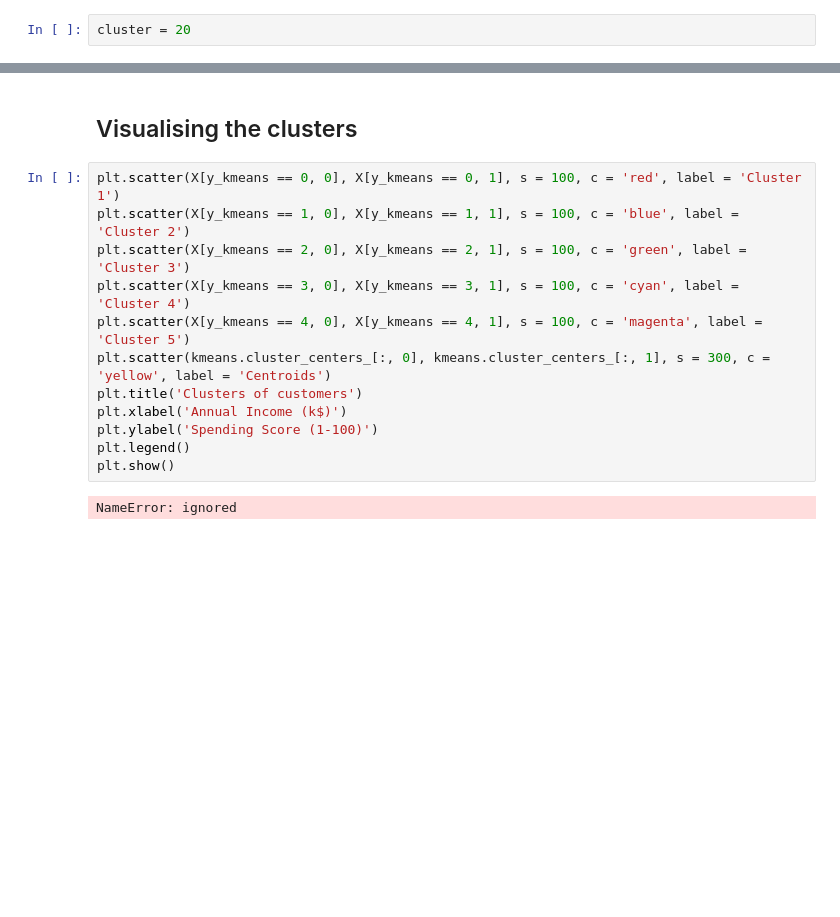
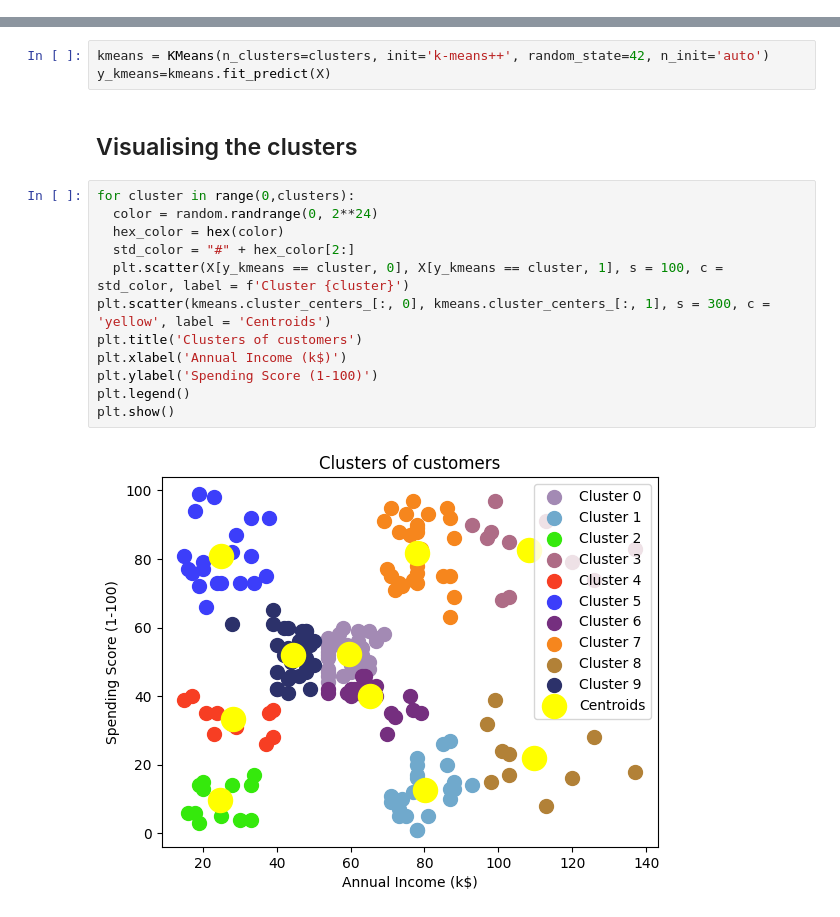
Before and after one commit to singularis/machine_learning_learning, a Jupyter notebook: k_means_clustering.ipynb, the cells around one changed output, grey strips where cells are left out. Saved outputs shown, nothing was run; the diff lists cells and outputs as text; blank space fills up the shorter version.

```diff
--- a/k_means_clustering.ipynb
+++ b/k_means_clustering.ipynb
@@ -11,2 +11,0 @@ import pandas as pd
-# %%
-cluster = 20
@@ -35,18 +36,21 @@ plt.show
 # %% [markdown]
 ## Training the K-Means model on the dataset
+# %%
+kmeans = KMeans(n_clusters=clusters, init='k-means++', random_state=42, n_init='auto')
+y_kmeans=kmeans.fit_predict(X)
 # %% [markdown]
 ## Visualising the clusters
 # %%
-plt.scatter(X[y_kmeans == 0, 0], X[y_kmeans == 0, 1], s = 100, c = 'red', label = 'Cluster 1')
-plt.scatter(X[y_kmeans == 1, 0], X[y_kmeans == 1, 1], s = 100, c = 'blue', label = 'Cluster 2')
-plt.scatter(X[y_kmeans == 2, 0], X[y_kmeans == 2, 1], s = 100, c = 'green', label = 'Cluster 3')
-plt.scatter(X[y_kmeans == 3, 0], X[y_kmeans == 3, 1], s = 100, c = 'cyan', label = 'Cluster 4')
-plt.scatter(X[y_kmeans == 4, 0], X[y_kmeans == 4, 1], s = 100, c = 'magenta', label = 'Cluster 5')
+for cluster in range(0,clusters):
+  color = random.randrange(0, 2**24)
+  hex_color = hex(color)
+  std_color = "#" + hex_color[2:]
+  plt.scatter(X[y_kmeans == cluster, 0], X[y_kmeans == cluster, 1], s = 100, c = std_color, label = f'Cluster {cluster}')
 plt.scatter(kmeans.cluster_centers_[:, 0], kmeans.cluster_centers_[:, 1], s = 300, c = 'yellow', label = 'Centroids')
 plt.title('Clusters of customers')
 plt.xlabel('Annual Income (k$)')
 plt.ylabel('Spending Score (1-100)')
 plt.legend()
 plt.show()
 # %% [output]
-NameError: ignored
+[figure, added]
```
Also changed, not shown: parts of 3 cells of this notebook.
